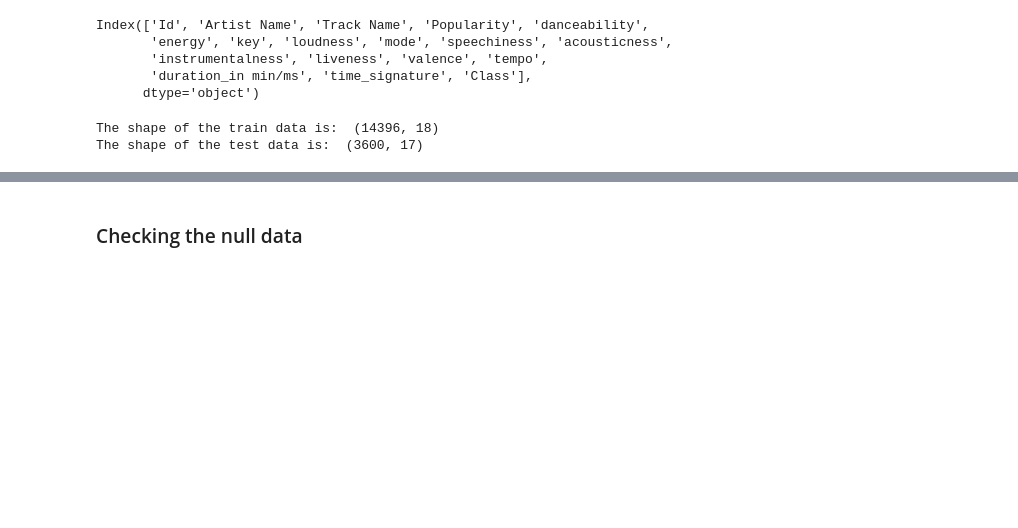
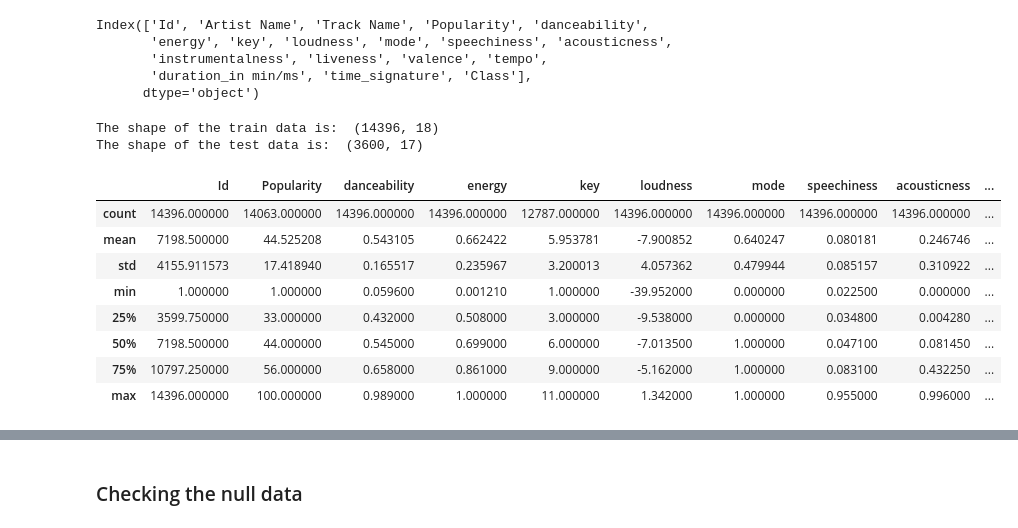
Before and after one commit to hibahdesu/Kaggle-Competitions, a Jupyter notebook: Music Genre Classification 2024/Music Genre Classification 2024.ipynb, the cells around one changed output, grey strips where cells are left out. Drawn from its saved outputs; the diff is of its cells as text; code cells hidden in the pictures; blank space fills up the shorter version.

```diff
--- a/Music Genre Classification 2024/Music Genre Classification 2024.ipynb
+++ b/Music Genre Classification 2024/Music Genre Classification 2024.ipynb
@@ -48,3 +149,16 @@ print('The shape of the test data is: ', df_test.shape)
 # %% [output]
 The shape of the train data is:  (14396, 18)
 The shape of the test data is:  (3600, 17)
+# %%
+#Checking the describtion of the data
+df.describe()
+# %% [output]
+|  | Id | Popularity | danceability | energy | key | loudness | mode | speechiness | acousticness | ... |
+| count | 14396.000000 | 14063.000000 | 14396.000000 | 14396.000000 | 12787.000000 | 14396.000000 | 14396.000000 | 14396.000000 | 14396.000000 | ... |
+| mean | 7198.500000 | 44.525208 | 0.543105 | 0.662422 | 5.953781 | -7.900852 | 0.640247 | 0.080181 | 0.246746 | ... |
+| std | 4155.911573 | 17.418940 | 0.165517 | 0.235967 | 3.200013 | 4.057362 | 0.479944 | 0.085157 | 0.310922 | ... |
+| min | 1.000000 | 1.000000 | 0.059600 | 0.001210 | 1.000000 | -39.952000 | 0.000000 | 0.022500 | 0.000000 | ... |
+| 25% | 3599.750000 | 33.000000 | 0.432000 | 0.508000 | 3.000000 | -9.538000 | 0.000000 | 0.034800 | 0.004280 | ... |
+| 50% | 7198.500000 | 44.000000 | 0.545000 | 0.699000 | 6.000000 | -7.013500 | 1.000000 | 0.047100 | 0.081450 | ... |
+| 75% | 10797.250000 | 56.000000 | 0.658000 | 0.861000 | 9.000000 | -5.162000 | 1.000000 | 0.083100 | 0.432250 | ... |
+| max | 14396.000000 | 100.000000 | 0.989000 | 1.000000 | 11.000000 | 1.342000 | 1.000000 | 0.955000 | 0.996000 | ... |
```
Also changed, not shown: parts of 51 cells of this notebook.
